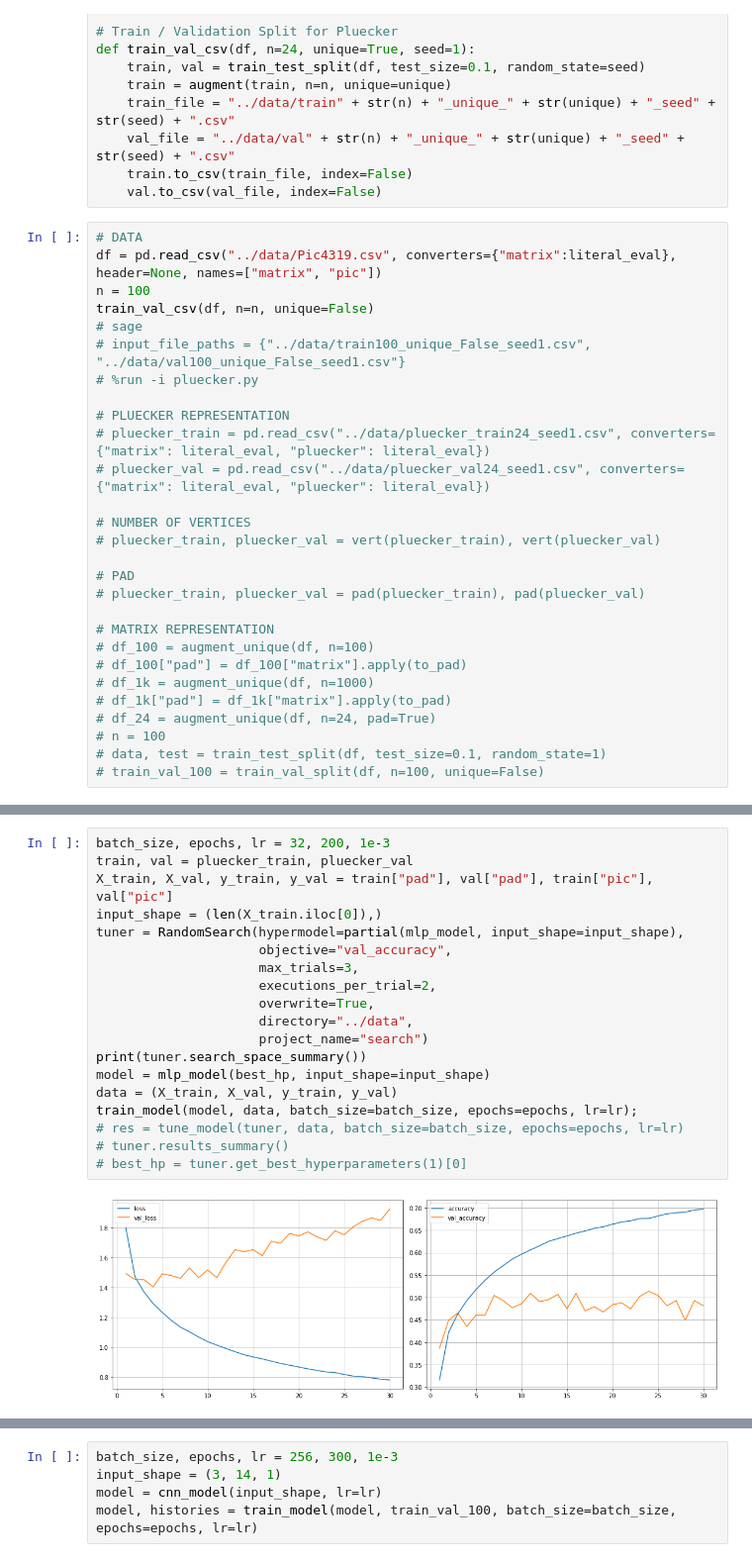
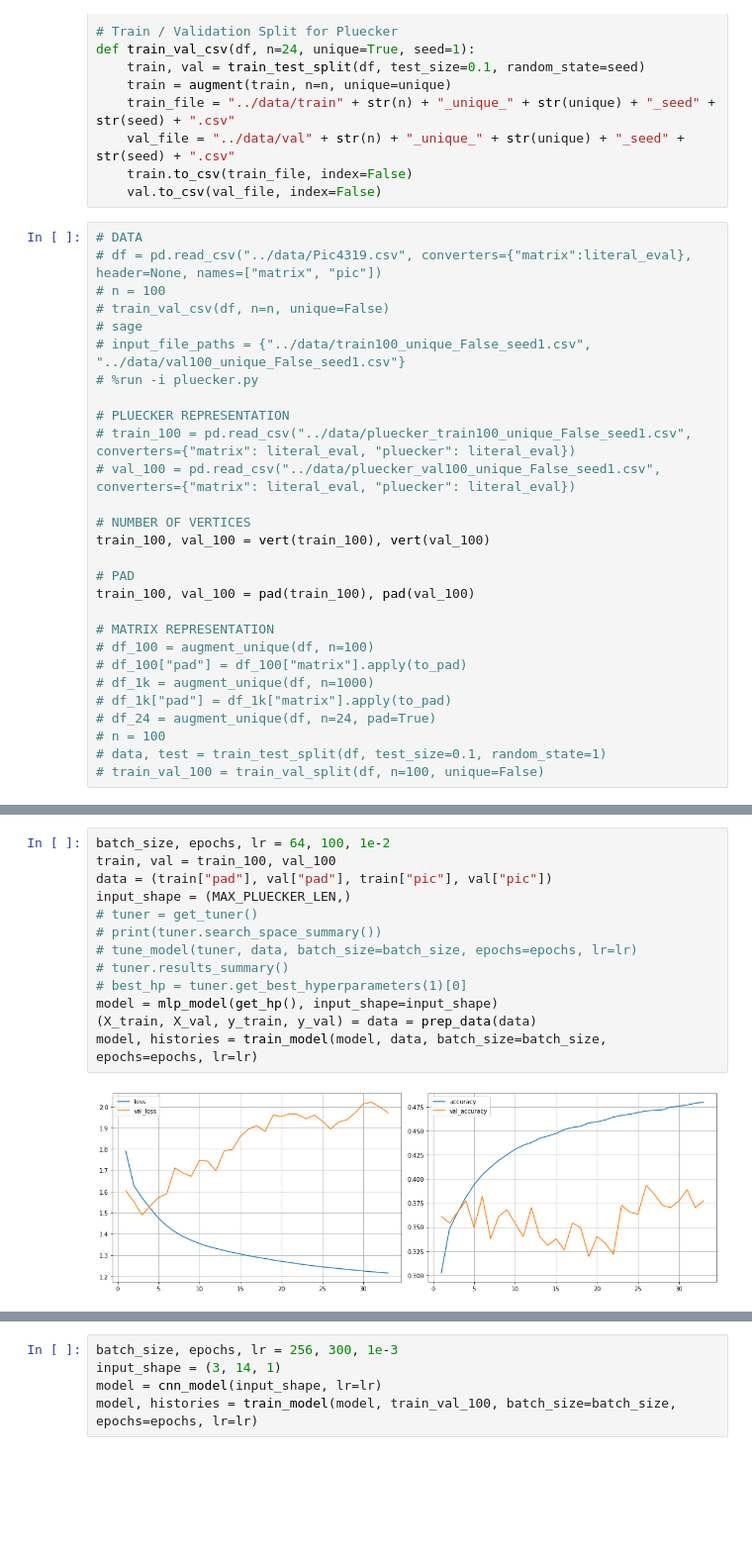
Before and after one commit to tbuelles/PicML, a Jupyter notebook: ipynb/PicML.ipynb, the cells around one changed output, grey strips where cells are left out. Shown: that part at 99% size. Saved outputs shown, nothing was run; the diff lists cells and outputs as text; blank space fills up the shorter version.

```diff
--- a/ipynb/PicML.ipynb
+++ b/ipynb/PicML.ipynb
@@ -107,22 +107,22 @@ def train_val_csv(df, n=24, unique=True, seed=1):
     val.to_csv(val_file, index=False)
 # %%
 # DATA
-df = pd.read_csv("../data/Pic4319.csv", converters={"matrix":literal_eval}, header=None, names=["matrix", "pic"])
-n = 100
-train_val_csv(df, n=n, unique=False)
+# df = pd.read_csv("../data/Pic4319.csv", converters={"matrix":literal_eval}, header=None, names=["matrix", "pic"])
+# n = 100
+# train_val_csv(df, n=n, unique=False)
 # sage
 # input_file_paths = {"../data/train100_unique_False_seed1.csv", "../data/val100_unique_False_seed1.csv"}
 # %run -i pluecker.py
 
 # PLUECKER REPRESENTATION
-# pluecker_train = pd.read_csv("../data/pluecker_train24_seed1.csv", converters={"matrix": literal_eval, "pluecker": literal_eval})
-# pluecker_val = pd.read_csv("../data/pluecker_val24_seed1.csv", converters={"matrix": literal_eval, "pluecker": literal_eval})
+# train_100 = pd.read_csv("../data/pluecker_train100_unique_False_seed1.csv", converters={"matrix": literal_eval, "pluecker": literal_eval})
+# val_100 = pd.read_csv("../data/pluecker_val100_unique_False_seed1.csv", converters={"matrix": literal_eval, "pluecker": literal_eval})
 
 # NUMBER OF VERTICES
-# pluecker_train, pluecker_val = vert(pluecker_train), vert(pluecker_val)
+train_100, val_100 = vert(train_100), vert(val_100)
 
 # PAD
-# pluecker_train, pluecker_val = pad(pluecker_train), pad(pluecker_val)
+train_100, val_100 = pad(train_100), pad(val_100)
 
 # MATRIX REPRESENTATION
 # df_100 = augment_unique(df, n=100)
@@ -265,21 +281,15 @@ def plot_simple(histories, metrics=["accuracy", "val_accuracy"]):
 # %%
-batch_size, epochs, lr = 32, 200, 1e-3
-train, val = pluecker_train, pluecker_val
-X_train, X_val, y_train, y_val = train["pad"], val["pad"], train["pic"], val["pic"]
-input_shape = (len(X_train.iloc[0]),)
-tuner = RandomSearch(hypermodel=partial(mlp_model, input_shape=input_shape),
-                     objective="val_accuracy",
-                     max_trials=3,
-                     executions_per_trial=2,
-                     overwrite=True,
-                     directory="../data",
-                     project_name="search")
-print(tuner.search_space_summary())
-model = mlp_model(best_hp, input_shape=input_shape)
-data = (X_train, X_val, y_train, y_val)
-train_model(model, data, batch_size=batch_size, epochs=epochs, lr=lr);
-# res = tune_model(tuner, data, batch_size=batch_size, epochs=epochs, lr=lr)
+batch_size, epochs, lr = 64, 100, 1e-2
+train, val = train_100, val_100
+data = (train["pad"], val["pad"], train["pic"], val["pic"])
+input_shape = (MAX_PLUECKER_LEN,)
+# tuner = get_tuner()
+# print(tuner.search_space_summary())
+# tune_model(tuner, data, batch_size=batch_size, epochs=epochs, lr=lr)
 # tuner.results_summary()
 # best_hp = tuner.get_best_hyperparameters(1)[0]
+model = mlp_model(get_hp(), input_shape=input_shape)
+(X_train, X_val, y_train, y_val) = data = prep_data(data)
+model, histories = train_model(model, data, batch_size=batch_size, epochs=epochs, lr=lr)
 # %% [output]
-[figure, old version]
+[figure, new version]
```
Also changed, not shown: parts of 3 cells of this notebook, 1 other file.
